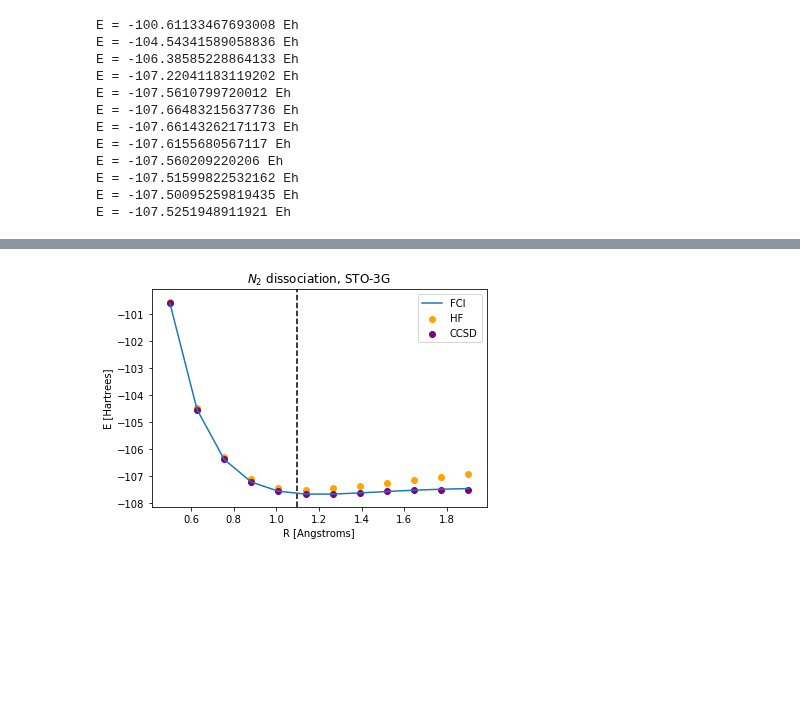
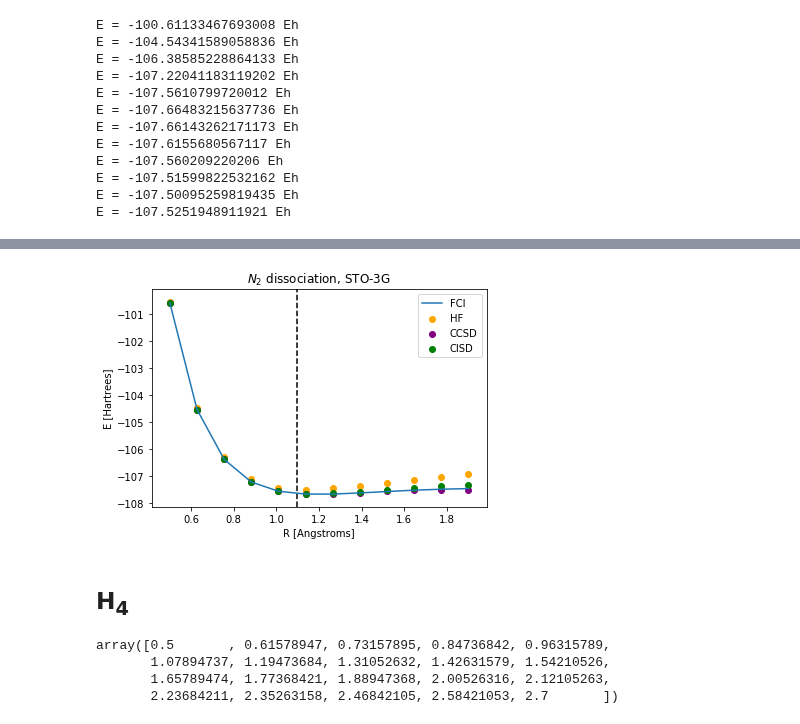
Before and after one commit to CDL-Quantum/CohortProject_2021, a Jupyter notebook: Week3_VQE/S1_Classical_Methods.ipynb, the cells around one changed output, grey strips where cells are left out. Cells and saved outputs as stored; diff of their text form; code cells hidden in the pictures; blank space fills up the shorter version.

```diff
--- a/Week3_VQE/S1_Classical_Methods.ipynb
+++ b/Week3_VQE/S1_Classical_Methods.ipynb
@@ -343,3 +412,6 @@ E = -107.560209220206 Eh
 E = -107.51599822532162 Eh
 E = -107.50095259819435 Eh
 E = -107.5251948911921 Eh
+# %%
+#Run CISD
+CISD_PES = obtain_PES('n2', bond_lengths, basis,  method='cisd')
@@ -346,17 +431,28 @@ E = -107.5251948911921 Eh
 # %%
 #Plot PESs
 fig = plt.figure()
 
 plt.title('$N_2$ dissociation, STO-3G')
 plt.xlabel('R [Angstroms]')
 plt.ylabel('E [Hartrees]')
 
 plt.axvline(x=1.098, color='k', linestyle='--', zorder=0) #experimental bond length from cccbdb.nist.gov
-plt.plot(bond_lengths, FCI_PES, label='FCI', zorder=3)
+plt.plot(bond_lengths, FCI_PES, label='FCI', zorder=4)
 plt.scatter(bond_lengths, HF_PES, label='HF', color='orange', zorder=1)
 plt.scatter(bond_lengths, CCSD_PES, label='CCSD', color='purple', zorder=2)
+plt.scatter(bond_lengths, CISD_PES, label='CISD', color='green', zorder=3)
 plt.legend()
 
 fig.savefig('n2.png', bbox_inches='tight')
 # %% [output]
-[figure, old version]
+[figure, new version]
+# %% [markdown]
+## H<sub>4</sub>
+# %%
+bond_lengths = np.linspace(0.5,2.7,20)
+bond_lengths
+# %% [output]
+array([0.5       , 0.61578947, 0.73157895, 0.84736842, 0.96315789,
+       1.07894737, 1.19473684, 1.31052632, 1.42631579, 1.54210526,
+       1.65789474, 1.77368421, 1.88947368, 2.00526316, 2.12105263,
+       2.23684211, 2.35263158, 2.46842105, 2.58421053, 2.7       ])
```
Also changed, not shown: parts of 21 cells of this notebook.
